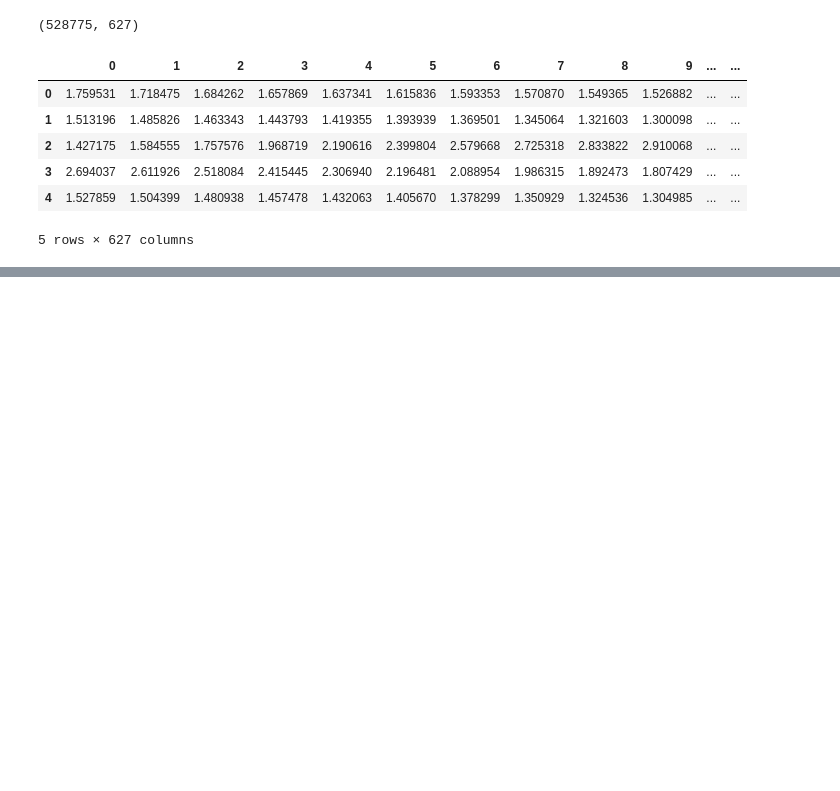
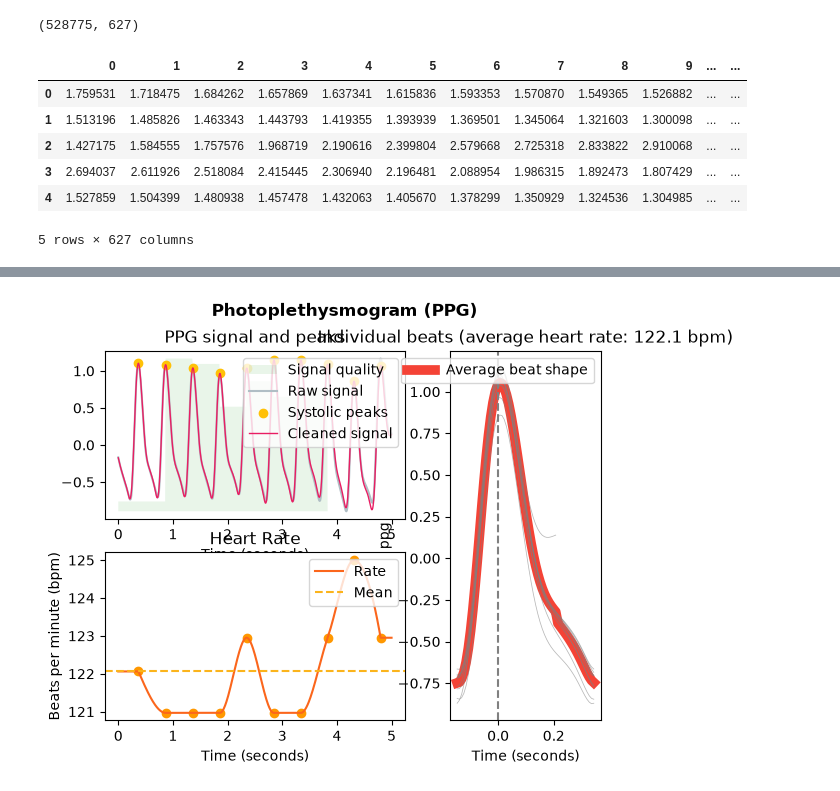
Before and after one commit to Break-Through-Tech/Microsoft-1D-educational-blood-pressure-estimation, a Jupyter notebook: notebooks/read_data.ipynb, the cells around one changed output, grey strips where cells are left out. Saved outputs shown, nothing was run; the diff lists cells and outputs as text; code cells hidden in the pictures; blank space fills up the shorter version.

```diff
--- a/notebooks/read_data.ipynb
+++ b/notebooks/read_data.ipynb
@@ -134,0 +171,5 @@ ppg_dataset.head()
+# %%
+signals, info = nk.ppg_process(X_clean[0], sampling_rate=125)
+nk.ppg_plot(signals, info)
+# %% [output]
+[figure, added]
```
Also changed, not shown: parts of 7 cells of this notebook.
